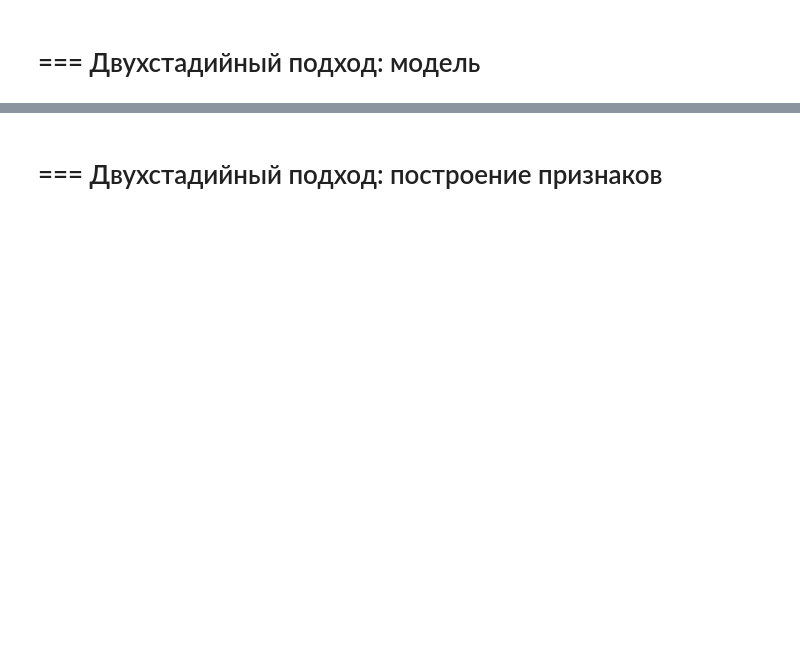
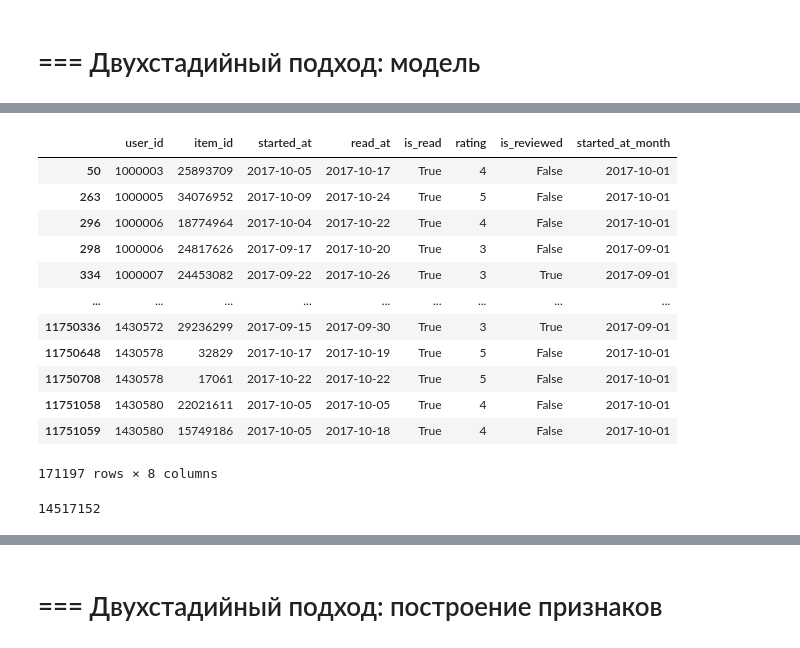
Before and after one commit to marsel171/mle-recsys-start, a Jupyter notebook: main_offline.ipynb, the cells around one changed output, grey strips where cells are left out. Saved outputs shown, nothing was run; the diff lists cells and outputs as text; code cells hidden in the pictures; blank space fills up the shorter version.

```diff
--- a/main_offline.ipynb
+++ b/main_offline.ipynb
@@ -812,0 +1298,22 @@ with pd.option_context("max_colwidth", 100):
+# %%
+events_test_2
+# %% [output]
+|  | user_id | item_id | started_at | read_at | is_read | rating | is_reviewed | started_at_month |
+| 50 | 1000003 | 25893709 | 2017-10-05 | 2017-10-17 | True | 4 | False | 2017-10-01 |
+| 263 | 1000005 | 34076952 | 2017-10-09 | 2017-10-24 | True | 5 | False | 2017-10-01 |
+| 296 | 1000006 | 18774964 | 2017-10-04 | 2017-10-22 | True | 4 | False | 2017-10-01 |
+| 298 | 1000006 | 24817626 | 2017-09-17 | 2017-10-20 | True | 3 | False | 2017-09-01 |
+| 334 | 1000007 | 24453082 | 2017-09-22 | 2017-10-26 | True | 3 | True | 2017-09-01 |
+| ... | ... | ... | ... | ... | ... | ... | ... | ... |
+| 11750336 | 1430572 | 29236299 | 2017-09-15 | 2017-09-30 | True | 3 | True | 2017-09-01 |
+| 11750648 | 1430578 | 32829 | 2017-10-17 | 2017-10-19 | True | 5 | False | 2017-10-01 |
+| 11750708 | 1430578 | 17061 | 2017-10-22 | 2017-10-22 | True | 5 | False | 2017-10-01 |
+| 11751058 | 1430580 | 22021611 | 2017-10-05 | 2017-10-05 | True | 4 | False | 2017-10-01 |
+| 11751059 | 1430580 | 15749186 | 2017-10-05 | 2017-10-18 | True | 4 | False | 2017-10-01 |
+171197 rows × 8 columns
+# %%
+# оставляем только тех пользователей, что есть в тестовой выборке, для экономии ресурсов
+candidates_to_rank = candidates_to_rank[candidates_to_rank["user_id"].isin(events_test_2["user_id"].drop_duplicates())]
+print(len(candidates_to_rank))
+# %% [output]
+14517152
```
Also changed, not shown: parts of 46 cells of this notebook, 5 other files.
